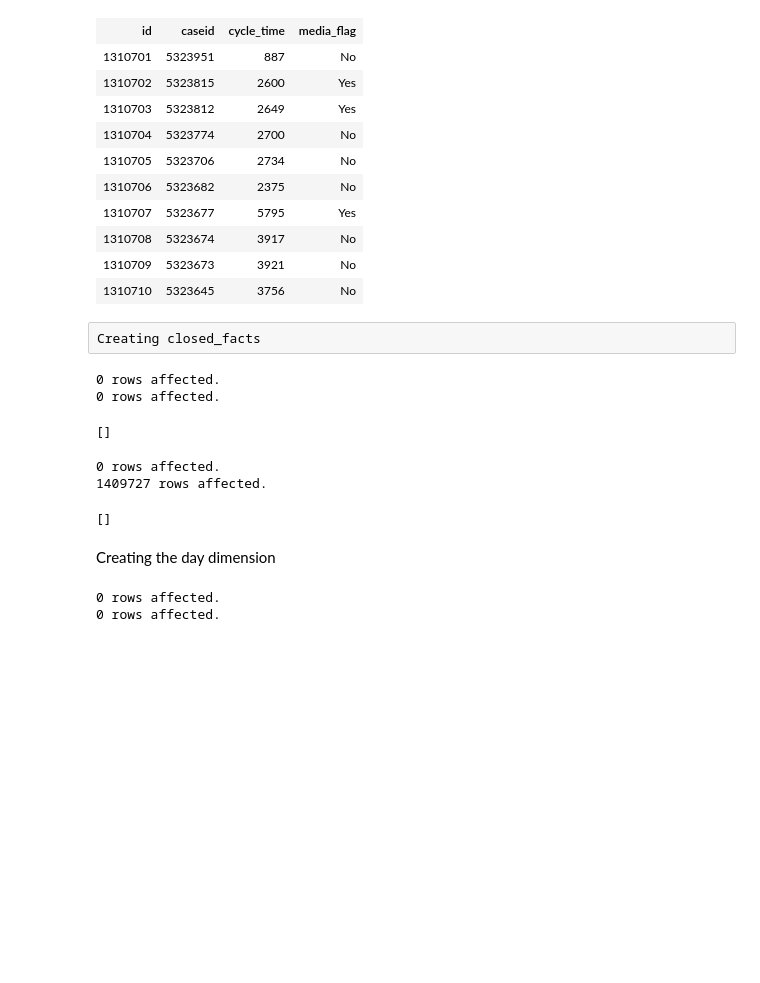
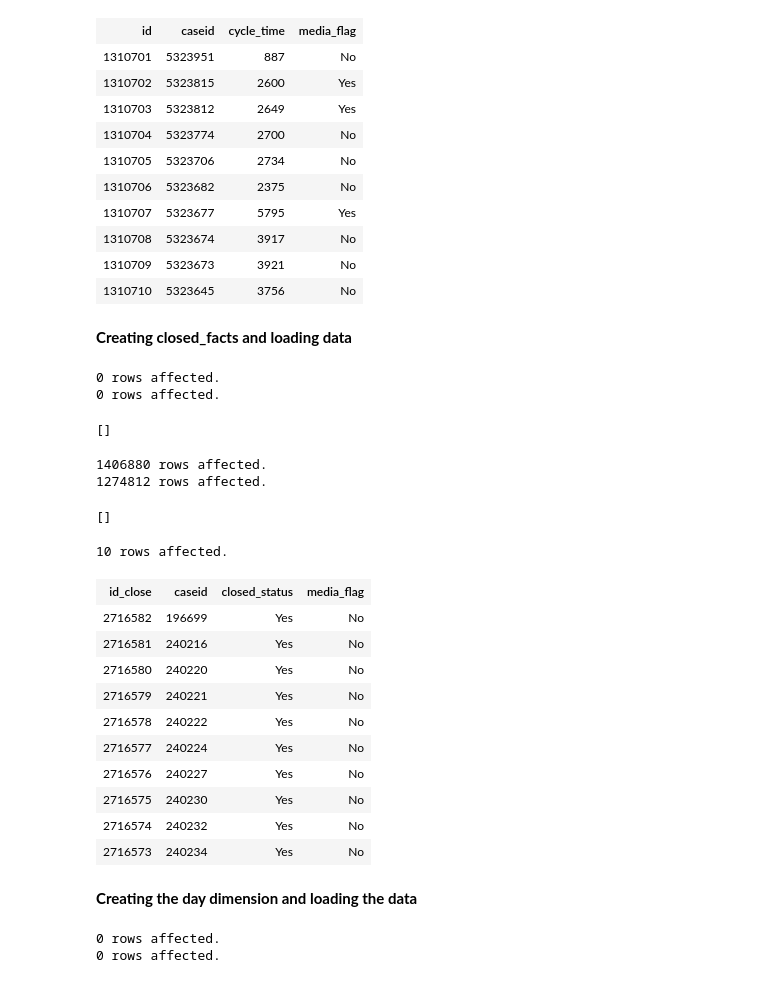
Before and after one commit to nriyer/star_schema, a Jupyter notebook: pelamoko_iyer.ipynb, the cells around one changed output. Cells and saved outputs as stored; diff of their text form; code cells hidden in the pictures; blank space fills up the shorter version.

```diff
--- a/pelamoko_iyer.ipynb
+++ b/pelamoko_iyer.ipynb
@@ -274,8 +255,8 @@ LIMIT 10
 | 1310708 | 5323674 | 3917 | No |
 | 1310709 | 5323673 | 3921 | No |
 | 1310710 | 5323645 | 3756 | No |
-# %% [raw]
-Creating closed_facts
+# %% [markdown]
+**Creating closed_facts and loading data**
 # %%
 %%sql
 DROP TABLE IF EXISTS closed_facts;
@@ -306,12 +287,32 @@ CASE
     ELSE 'Yes'
     END
 FROM cases
+WHERE opened < closed
 # %% [output]
-0 rows affected.
-1409727 rows affected.
+1406880 rows affected.
+1274812 rows affected.
 []
+# %%
+%%sql
+SELECT *
+FROM closed_facts
+ORDER BY caseid
+LIMIT 10
+# %% [output]
+10 rows affected.
+| id_close | caseid | closed_status | media_flag |
+| 2716582 | 196699 | Yes | No |
+| 2716581 | 240216 | Yes | No |
+| 2716580 | 240220 | Yes | No |
+| 2716579 | 240221 | Yes | No |
+| 2716578 | 240222 | Yes | No |
+| 2716577 | 240224 | Yes | No |
+| 2716576 | 240227 | Yes | No |
+| 2716575 | 240230 | Yes | No |
+| 2716574 | 240232 | Yes | No |
+| 2716573 | 240234 | Yes | No |
 # %% [markdown]
-Creating the day dimension
+**Creating the day dimension and loading the data**
 # %%
 %%sql
 DROP TABLE IF EXISTS day_dim;
```
Also changed, not shown: parts of 26 cells of this notebook.
